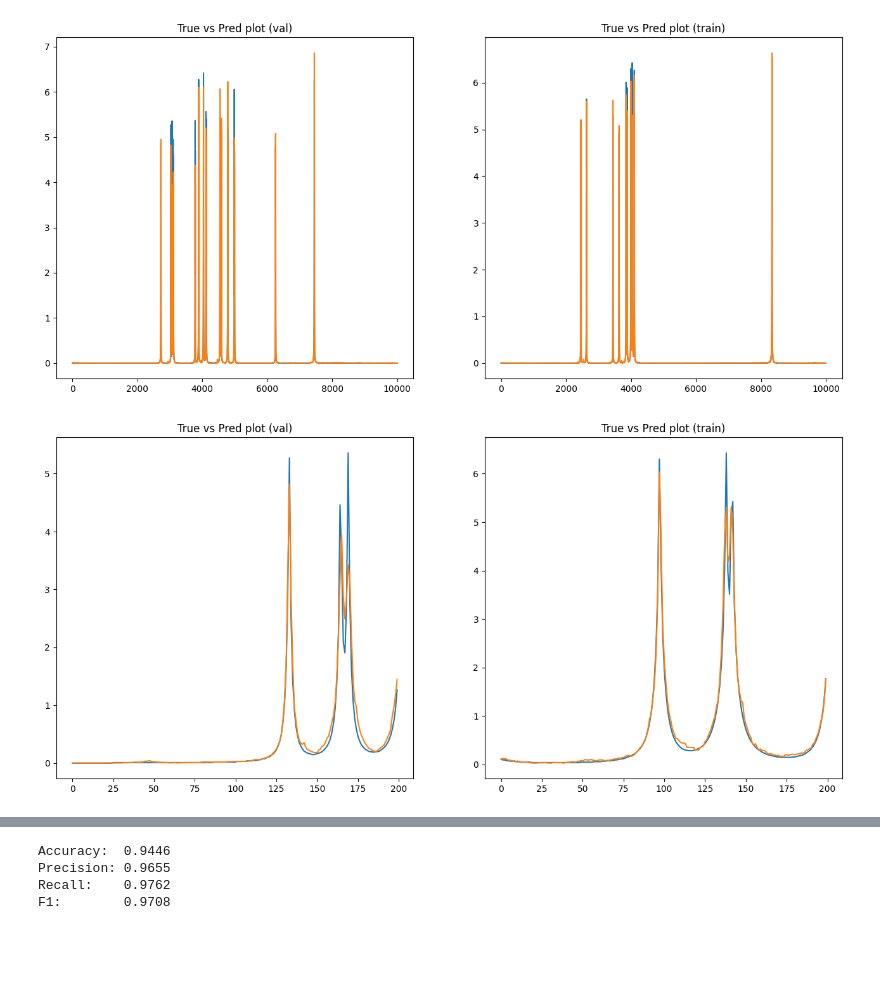
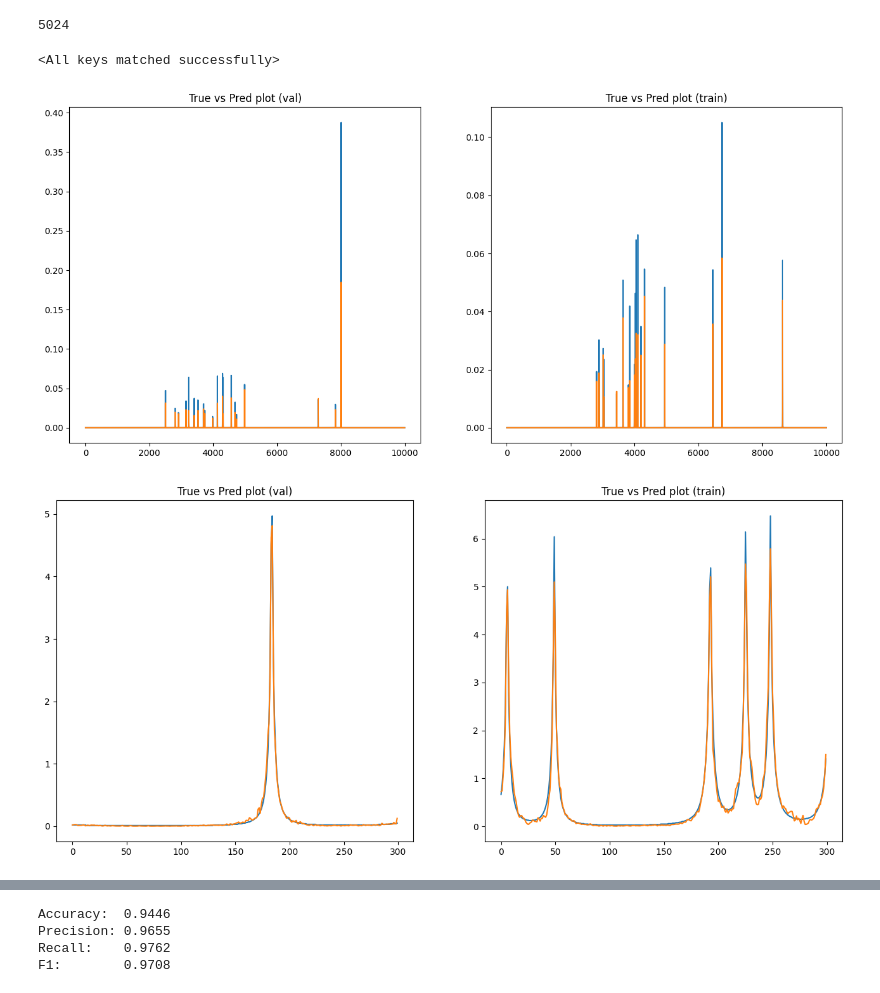
Before and after one commit to JanAndrzejewski050/Spectras-latent-space, a Jupyter notebook: notebooks/SimpleConv.ipynb, the cells around one changed output, grey strips where cells are left out. Drawn from its saved outputs; the diff is of its cells as text; code cells hidden in the pictures; blank space fills up the shorter version.

Commit message:
convs

```diff
--- a/notebooks/SimpleConv.ipynb
+++ b/notebooks/SimpleConv.ipynb
@@ -34,10 +52,12 @@ data = np.array(transform_data(data))
 # %%
 # split and normalize data
-train_data, dummy = train_test_split(data, test_size=0.2, random_state=42)
-val_data, test_data = train_test_split(dummy, test_size=0.5, random_state=42)
-print(train_data.shape, val_data.shape, test_data.shape)
+idx = np.arange(len(data))
+train_idx, dummy_idx = train_test_split(idx, test_size=0.2, random_state=42)
+val_idx, test_idx = train_test_split(dummy_idx, test_size=0.5, random_state=42)
 
-# std = train_data.std(axis=0)
-# train_data /= std
-# val_data /= std
+train_data = SpectraDataset(data, train_idx, scale)
+val_data = SpectraDataset(data, val_idx, scale)
+test_data = SpectraDataset(data, test_idx, scale)
+
+print(len(train_idx), len(val_idx), len(test_idx))
 # %% [output]
@@ -161,7 +181,7 @@ class UpBlock(nn.Module):
         return self.res(F.gelu(self.norm(self.up(x))))
 
 
-class ConvVAE(nn.Module):
+class ConvVAERes(nn.Module):
     def __init__(self, input_dim, latent_dim, dropout=0.1):
         super().__init__()
 
@@ -292,3 +312,18 @@ Epoch: 010 | total=0.0069 | rec=0.0065 | kl=0.0361 | val=0.0070
+# %%
+# load model
+device = 'cuda'
+input_dim = data[0].shape[0]
+latent_dim = 256
+batch_size = 512
+
+model = ConvVAE(input_dim, latent_dim).to(device)
+train_loader = DataLoader(train_data, batch_size, shuffle=True)
+val_loader = DataLoader(val_data, batch_size, shuffle=False)
+
+model.load_state_dict(torch.load("/home/andrze06/projects/Spectras-latent-space/trained_models/SimpleConv-l256.pt", map_location=device))
+# %% [output]
+5024
+<All keys matched successfully>
 # %%
 # get data for tests
 def get_preds_targets_latents(model, loader, limit=50):
@@ -314,43 +349,45 @@ preds_val_normal, targets_val_normal = inverse_transform_data(preds_val), invers
 # %%
 # reconstruction visualization
 idx_val = np.random.randint(len(targets_val))
 idx_train = np.random.randint(len(targets_train))
 
-# x_val = inverse_transform_data(targets_val[idx_val])
-# x_pred_val = inverse_transform_data(preds_val[idx_val])
-# x_train = inverse_transform_data(targets_train[idx_train])
-# x_pred_train = inverse_transform_data(preds_train[idx_train])
-x_val = targets_val[idx_val]
-x_pred_val = preds_val[idx_val]
-x_train = targets_train[idx_train]
-x_pred_train = preds_train[idx_train]
+x_val = inverse_transform_data(targets_val[idx_val])
+x_pred_val = inverse_transform_data(preds_val[idx_val])
+x_train = inverse_transform_data(targets_train[idx_train])
+x_pred_train = inverse_transform_data(preds_train[idx_train])
+# x_val = targets_val[idx_val]
+# x_pred_val = preds_val[idx_val]
+# x_train = targets_train[idx_train]
+# x_pred_train = preds_train[idx_train]
 
 fig, axes = plt.subplots(1, 2, figsize=(16, 7))
 axes[0].plot(x_val, label='True')
 axes[0].plot(x_pred_val, label="Pred")
 axes[0].set_title('True vs Pred plot (val)')
 axes[1].plot(x_train, label='True')
 axes[1].plot(x_pred_train, label="Pred")
 axes[1].set_title('True vs Pred plot (train)')
 plt.show()
 # %% [output]
-[figure, old version]
+[figure, new version]
 # %%
+start_idx, end_idx = 3800, 4100
+
 x_val = targets_val[idx_val]
 x_pred_val = preds_val[idx_val]
 x_train = targets_train[idx_train]
 x_pred_train = preds_train[idx_train]
 
 fig, axes = plt.subplots(1, 2, figsize=(16, 7))
-axes[0].plot(x_val[2900:3100], label='True')
-axes[0].plot(x_pred_val[2900:3100], label="Pred")
+axes[0].plot(x_val[start_idx:end_idx], label='True')
+axes[0].plot(x_pred_val[start_idx:end_idx], label="Pred")
 axes[0].set_title('True vs Pred plot (val)')
-axes[1].plot(x_train[3900:4100], label='True')
-axes[1].plot(x_pred_train[3900:4100], label="Pred")
+axes[1].plot(x_train[start_idx:end_idx], label='True')
+axes[1].plot(x_pred_train[start_idx:end_idx], label="Pred")
 axes[1].set_title('True vs Pred plot (train)')
 plt.show()
 # %% [output]
-[figure, old version]
+[figure, new version]
 # %%
 # PCA and r2
 pca_z_train = PCA(n_components=2).fit_transform(zs_train)
```
Also changed, not shown: parts of 12 cells of this notebook, 4 other files.
